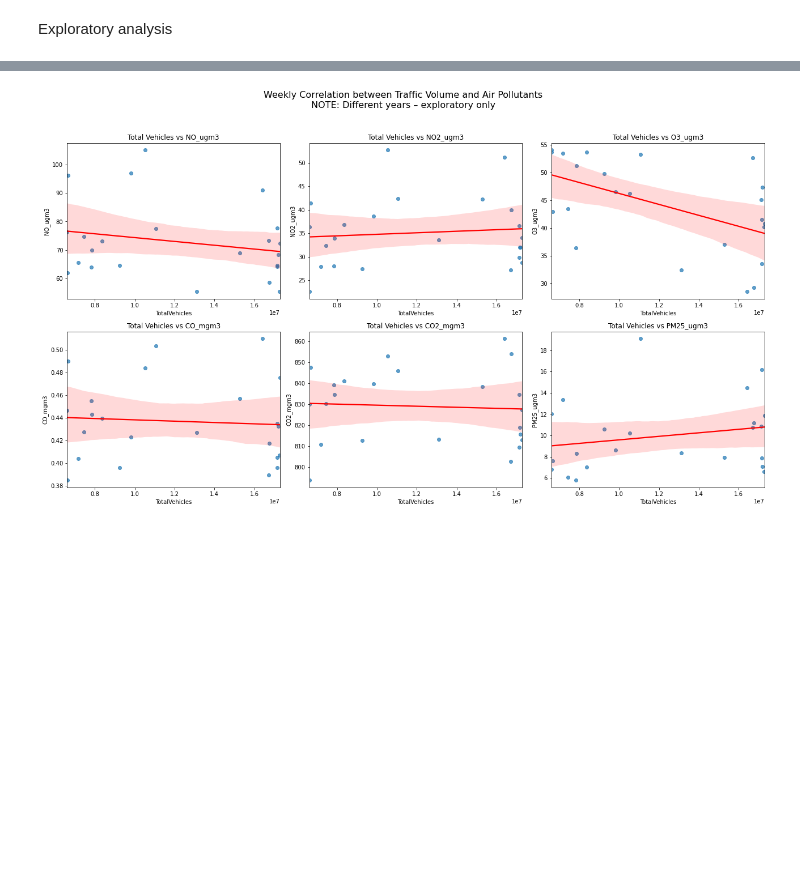
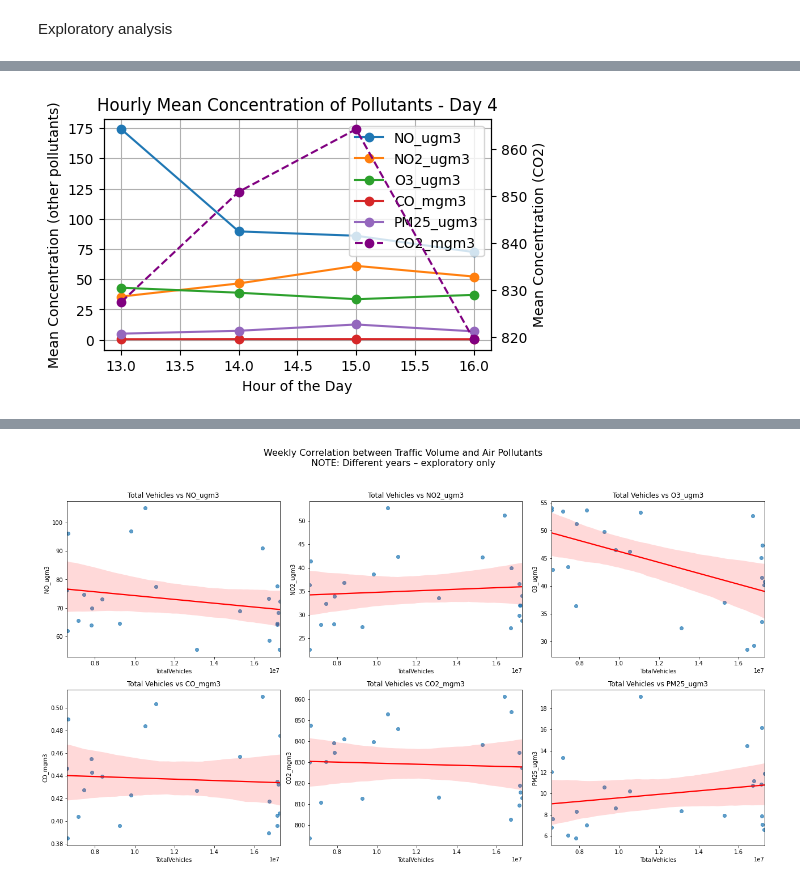
Before and after one commit to GiselleMelo/Ubiquity, a Jupyter notebook: projeto.ipynb, the cells around one changed output, grey strips where cells are left out. Saved outputs shown, nothing was run; the diff lists cells and outputs as text; code cells hidden in the pictures; blank space fills up the shorter version.

```diff
--- a/projeto.ipynb
+++ b/projeto.ipynb
@@ -11,12 +11,12 @@ import numpy as np
 Loading data
 # %%
 # Traffic data (Jan-)
-path_traffic = '../arquivos/scats_detector_volume_jan-jun-2020.csv'
+path_traffic = 'scats_detector_volume_jan-jun-2020.csv'
 
 traffic = pd.read_csv(path_traffic)
 
 # Detailed air quality data (April 2022)
-path_air = '../arquivos/AirView_DublinCity_Measurements_ugm3.csv'
+path_air = 'AirView_DublinCity_Measurements_ugm3.csv'
 air = pd.read_csv(path_air)
 # %% [markdown]
 The air quality dataset contains high-resolution measurements (1 second intervals)
@@ -89,0 +124,11 @@ air_weekly = air_2.groupby('Week')[pollutants].mean().reset_index()
+# %%
+# created a copy to not mess up earlier database
+air_ts = air_2.copy()
+# adds column hour
+air_ts['Hour'] = air_ts['gps_timestamp'].dt.hour
+# extract date
+air_ts['Day_date'] = air_ts['gps_timestamp'].dt.date
+# sequency (1, 2, 3, ...)
+air_ts['Day_number'] = (air_ts['Day_date'] != air_ts['Day_date'].shift()).cumsum()
+# the time stamp starts on april 7th 2022, a Thursday
+air_ts.head(2)
@@ -89,0 +139,43 @@ air_weekly = air_2.groupby('Week')[pollutants].mean().reset_index()
+# %%
+air_ts['gps_timestamp'] = pd.to_datetime(air_ts['gps_timestamp'])
+# %%
+import matplotlib.pyplot as plt
+
+def plot_pollutants_by_hour(air_ts, pollutants, day_number):
+    # 1. Filtra para o day_number desejado
+    df_filtered = air_ts[air_ts['Day_number'] == day_number]
+
+    # 2. Agrupa por hora e calcula a média dos poluentes
+    hourly_means = df_filtered.groupby('Hour')[pollutants].mean().reset_index()
+
+    # 3. Separa CO2 dos outros poluentes
+    main_pollutants = [p for p in pollutants if p != 'CO2_mgm3']
+
+    # 4. Cria figura e eixos
+    fig, ax1 = plt.subplots(figsize=(10/2, 6/2))
+
+    # Plota os poluentes principais no eixo primário
+    for pollutant in main_pollutants:
+        ax1.plot(hourly_means['Hour'], hourly_means[pollutant], label=pollutant, marker='o')
+    ax1.set_xlabel('Hour of the Day')
+    ax1.set_ylabel('Mean Concentration (other pollutants)')
+    ax1.grid(True)
+
+    # Plota o CO2 no eixo secundário
+    ax2 = ax1.twinx()
+    ax2.plot(hourly_means['Hour'], hourly_means['CO2_mgm3'], label='CO2_mgm3', color='purple', marker='o', linestyle='--')
+    ax2.set_ylabel('Mean Concentration (CO2)')
+
+    # Combina as legendas dos dois eixos
+    lines1, labels1 = ax1.get_legend_handles_labels()
+    lines2, labels2 = ax2.get_legend_handles_labels()
+    ax1.legend(lines1 + lines2, labels1 + labels2, loc='upper right')
+
+    plt.title(f'Hourly Mean Concentration of Pollutants - Day {day_number}')
+    plt.show()
+
+# Exemplo de uso:
+pollutants = ['NO_ugm3', 'NO2_ugm3', 'O3_ugm3', 'CO_mgm3', 'CO2_mgm3', 'PM25_ugm3']
+plot_pollutants_by_hour(air_ts, pollutants, day_number=4)
+# %% [output]
+[figure, added]
```
Also changed, not shown: parts of 17 cells of this notebook.
